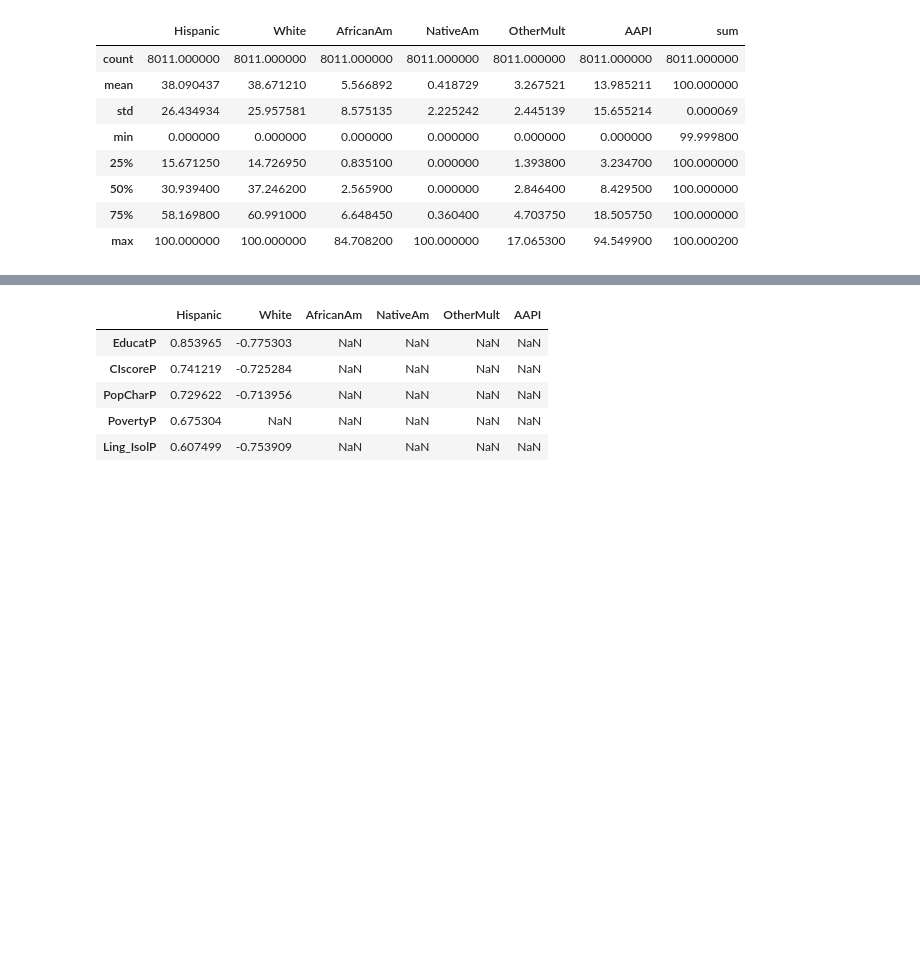
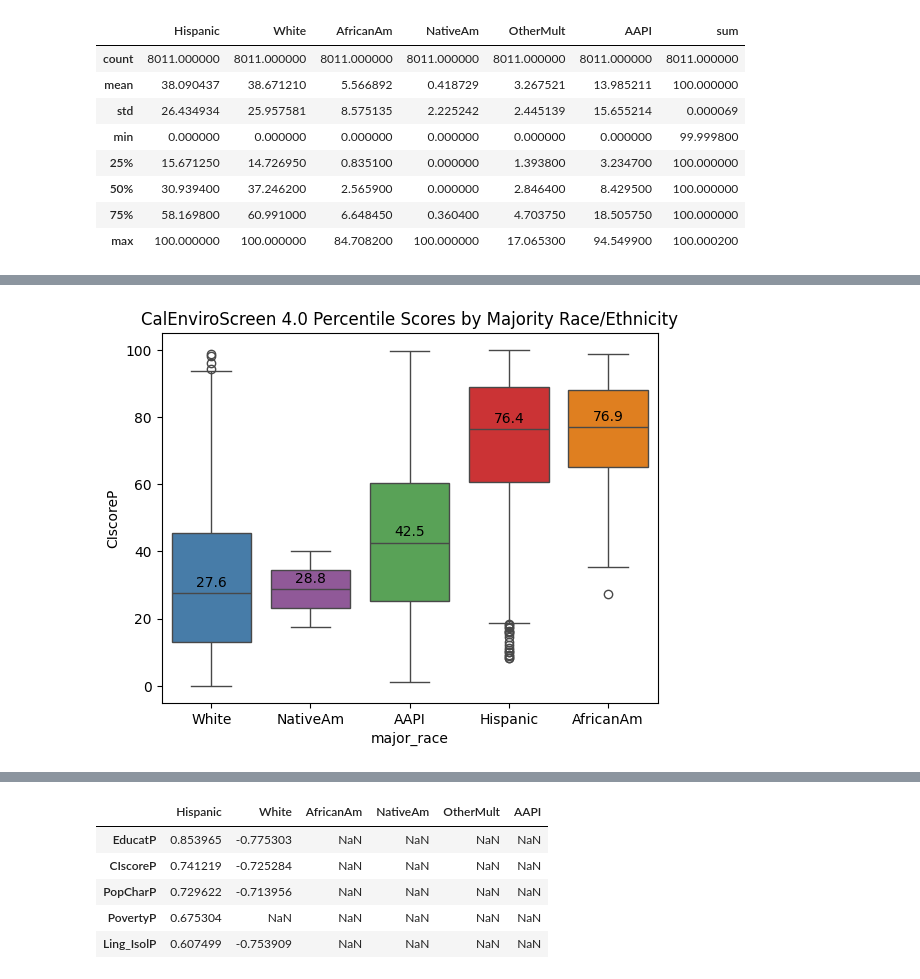
Before and after one commit to UCB-stat-159-f25/final-group14, a Jupyter notebook: chart_analysis.ipynb, the cells around one changed output, grey strips where cells are left out. Cells and saved outputs as stored; diff of their text form; code cells hidden in the pictures; blank space fills up the shorter version.

Commit message:
Reproduce figures and add correlation analysis

```diff
--- a/chart_analysis.ipynb
+++ b/chart_analysis.ipynb
@@ -53,0 +74,11 @@ See the caveats in the documentation: https://pandas.pydata.org/pandas-docs/stab
+# %%
+df.loc[:, 'major_race'] = df[race_cols].idxmax(axis=1)
+median = df.groupby('major_race')['CIscoreP'].median().sort_values()
+median_order = median.index
+sns.boxplot(data= df, x='major_race', y='CIscoreP', order= median_order, palette="Set1", hue = 'major_race', legend=False)
+plt.title('CalEnviroScreen 4.0 Percentile Scores by Majority Race/Ethnicity')
+for tick, label in enumerate(median_order):
+    median_value = median[label]
+    plt.text(tick, median_value+2, f'{median_value:.1f}', horizontalalignment='center')
+# %% [output]
+[figure, added]
```
Also changed, not shown: parts of 12 cells of this notebook, 1 other file.
